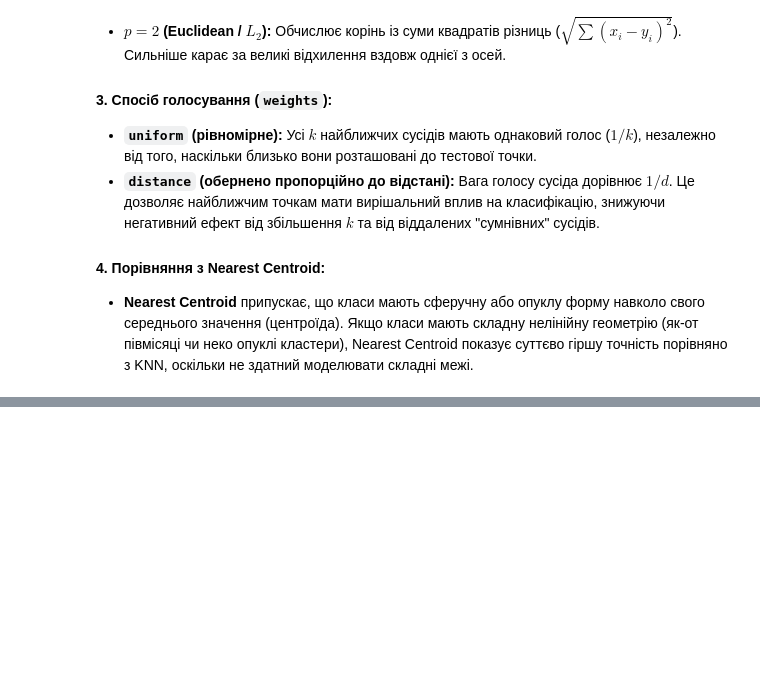
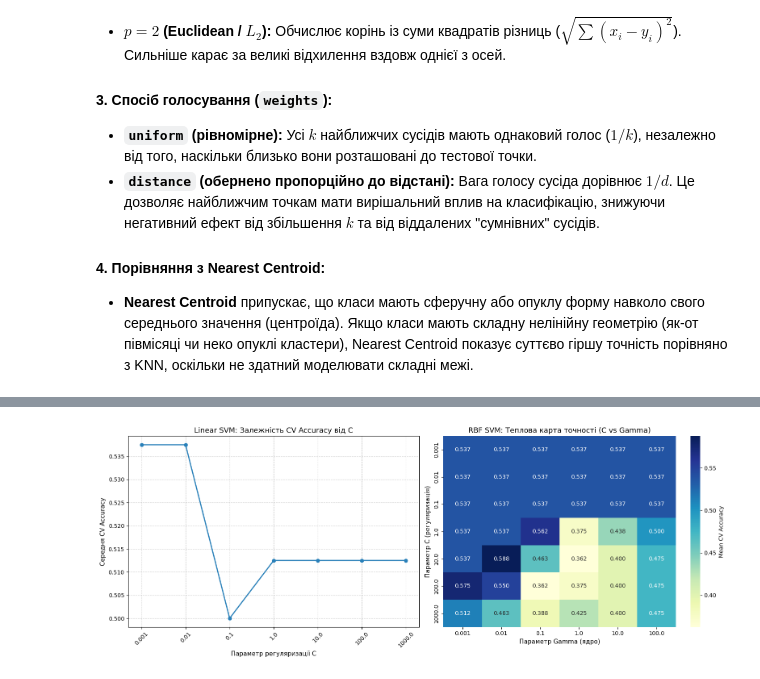
Before and after one commit to Yaroslav071315/machine-learning-course-volovnyk, a Jupyter notebook: Lab03/notebook/lab03.ipynb, the cells around one changed output, grey strips where cells are left out. Drawn from its saved outputs; the diff is of its cells as text; code cells hidden in the pictures; blank space fills up the shorter version.

```diff
--- a/Lab03/notebook/lab03.ipynb
+++ b/Lab03/notebook/lab03.ipynb
@@ -729,0 +858,43 @@ plt.show()
+# %%
+import matplotlib.pyplot as plt
+import seaborn as sns
+
+# Побудова графіків: Графік для Linear SVM та Теплова карта (Heatmap) для RBF SVM
+fig, axes = plt.subplots(1, 2, figsize=(16, 6))
+
+# ==========================================
+# 1. Залежність точності Linear SVM від C
+# ==========================================
+# Беремо значення C та бали прямо з cv_results_, щоб уникнути помилок ключів
+c_vals = grid_linear.cv_results_['param_classifier__C']
+linear_scores = grid_linear.cv_results_['mean_test_score']
+
+# Перетворюємо числа в рядки для гарного підпису на осі X
+c_vals_str = [str(c) for c in c_vals]
+
+axes[0].plot(c_vals_str, linear_scores, marker='o', linewidth=2, color='#2980b9')
+axes[0].set_title('Linear SVM: Залежність CV Accuracy від C', fontsize=13)
+axes[0].set_xlabel('Параметр регуляризації C', fontsize=11)
+axes[0].set_ylabel('Середня CV Accuracy', fontsize=11)
+axes[0].tick_params(axis='x', rotation=45) # Повертаємо підписи, щоб вони не налізали один на одного
+axes[0].grid(True, linestyle='--', alpha=0.6)
+
+# ==========================================
+# 2. Теплова карта (Heatmap) для RBF SVM
+# ==========================================
+sns.heatmap(
+    table_cv_rbf,
+    annot=True,
+    fmt=".3f",
+    cmap="YlGnBu",
+    ax=axes[1],
+    cbar_kws={'label': 'Mean CV Accuracy'}
+)
+axes[1].set_title('RBF SVM: Теплова карта точності (C vs Gamma)', fontsize=13)
+axes[1].set_xlabel('Параметр Gamma (ядро)', fontsize=11)
+axes[1].set_ylabel('Параметр C (регуляризація)', fontsize=11)
+
+plt.tight_layout()
+plt.show()
+# %% [output]
+[figure, added]
```
Also changed, not shown: parts of 6 cells of this notebook, 2 other files.
